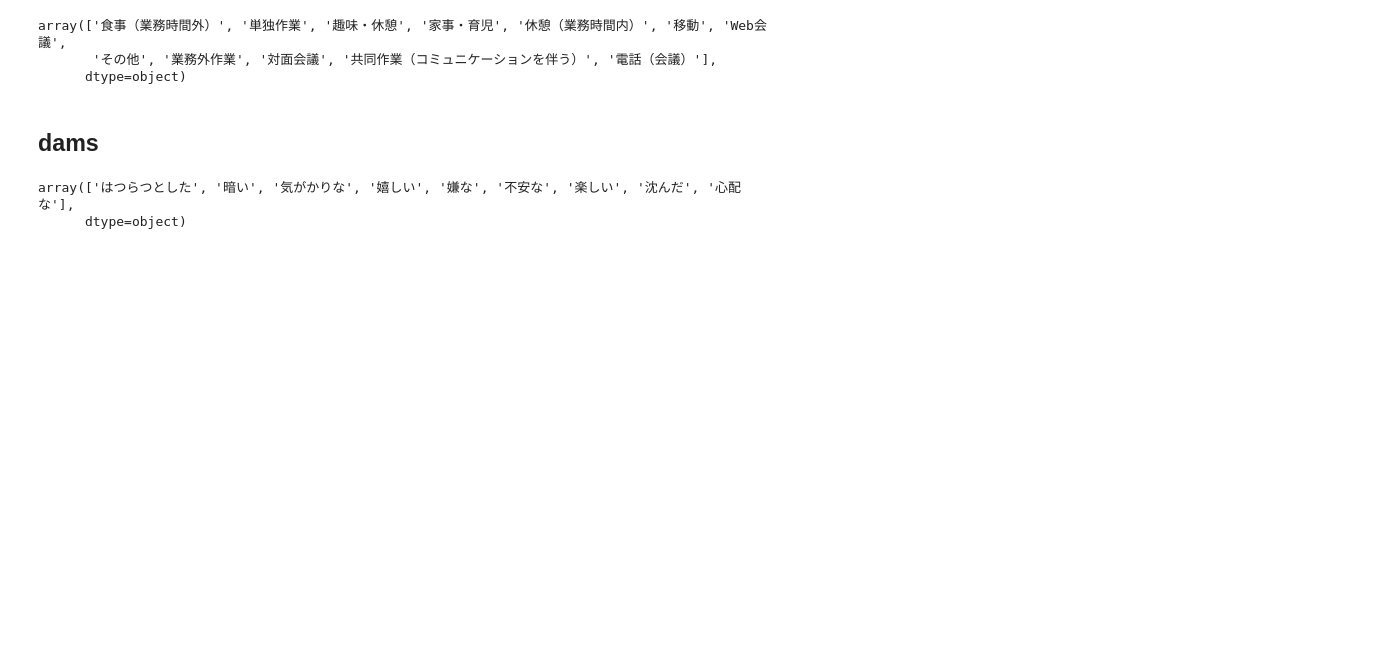
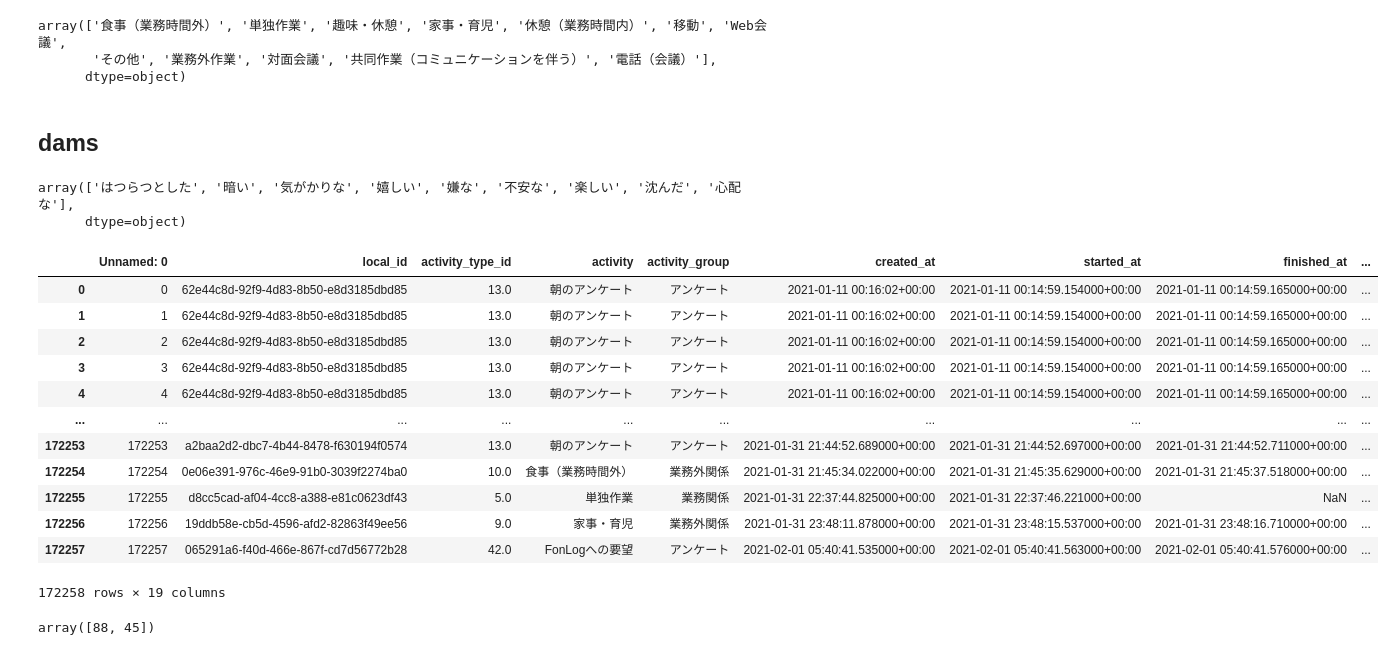
Before and after one commit to yusukennn/research_mental_prediction, a Jupyter notebook: preprocess_activity.ipynb, the cells around one changed output. Drawn from its saved outputs; the diff is of its cells as text; code cells hidden in the pictures; blank space fills up the shorter version.

```diff
--- a/preprocess_activity.ipynb
+++ b/preprocess_activity.ipynb
@@ -103,3 +103,26 @@ ques_morning_dams['Date'] = pd.to_datetime(ques_morning_dams['datetime']).dt.dat
 ques_morning_dams_sum = ques_morning_dams.groupby(['Date','user_id'],as_index=False).sum()
 # %%
 # ques_morning_dams_sum.to_csv('./datas/questionaire_data/ques_morning_dams.csv')
+# %%
+canact_all = pd.read_csv('./datas/canact_all.csv')
+canact_all
+# %% [output]
+|  | Unnamed: 0 | local_id | activity_type_id | activity | activity_group | created_at | started_at | finished_at | ... |
+| 0 | 0 | 62e44c8d-92f9-4d83-8b50-e8d3185dbd85 | 13.0 | 朝のアンケート | アンケート | 2021-01-11 00:16:02+00:00 | 2021-01-11 00:14:59.154000+00:00 | 2021-01-11 00:14:59.165000+00:00 | ... |
+| 1 | 1 | 62e44c8d-92f9-4d83-8b50-e8d3185dbd85 | 13.0 | 朝のアンケート | アンケート | 2021-01-11 00:16:02+00:00 | 2021-01-11 00:14:59.154000+00:00 | 2021-01-11 00:14:59.165000+00:00 | ... |
+| 2 | 2 | 62e44c8d-92f9-4d83-8b50-e8d3185dbd85 | 13.0 | 朝のアンケート | アンケート | 2021-01-11 00:16:02+00:00 | 2021-01-11 00:14:59.154000+00:00 | 2021-01-11 00:14:59.165000+00:00 | ... |
+| 3 | 3 | 62e44c8d-92f9-4d83-8b50-e8d3185dbd85 | 13.0 | 朝のアンケート | アンケート | 2021-01-11 00:16:02+00:00 | 2021-01-11 00:14:59.154000+00:00 | 2021-01-11 00:14:59.165000+00:00 | ... |
+| 4 | 4 | 62e44c8d-92f9-4d83-8b50-e8d3185dbd85 | 13.0 | 朝のアンケート | アンケート | 2021-01-11 00:16:02+00:00 | 2021-01-11 00:14:59.154000+00:00 | 2021-01-11 00:14:59.165000+00:00 | ... |
+| ... | ... | ... | ... | ... | ... | ... | ... | ... | ... |
+| 172253 | 172253 | a2baa2d2-dbc7-4b44-8478-f630194f0574 | 13.0 | 朝のアンケート | アンケート | 2021-01-31 21:44:52.689000+00:00 | 2021-01-31 21:44:52.697000+00:00 | 2021-01-31 21:44:52.711000+00:00 | ... |
+| 172254 | 172254 | 0e06e391-976c-46e9-91b0-3039f2274ba0 | 10.0 | 食事（業務時間外） | 業務外関係 | 2021-01-31 21:45:34.022000+00:00 | 2021-01-31 21:45:35.629000+00:00 | 2021-01-31 21:45:37.518000+00:00 | ... |
+| 172255 | 172255 | d8cc5cad-af04-4cc8-a388-e81c0623df43 | 5.0 | 単独作業 | 業務関係 | 2021-01-31 22:37:44.825000+00:00 | 2021-01-31 22:37:46.221000+00:00 | NaN | ... |
+| 172256 | 172256 | 19ddb58e-cb5d-4596-afd2-82863f49ee56 | 9.0 | 家事・育児 | 業務外関係 | 2021-01-31 23:48:11.878000+00:00 | 2021-01-31 23:48:15.537000+00:00 | 2021-01-31 23:48:16.710000+00:00 | ... |
+| 172257 | 172257 | 065291a6-f40d-466e-867f-cd7d56772b28 | 42.0 | FonLogへの要望 | アンケート | 2021-02-01 05:40:41.535000+00:00 | 2021-02-01 05:40:41.563000+00:00 | 2021-02-01 05:40:41.576000+00:00 | ... |
+172258 rows × 19 columns
+# %%
+canact_all.loc[canact_all['local_id']=='2a697086-813a-431c-9e49-e12f7cab3781']
+a =canact_all.loc[(canact_all['activity']=='食事（業務時間外）')&(canact_all['record_type_id']==50)]
+a['user_id'].unique()
+# %% [output]
+array([88, 45])
```
Also changed, not shown: 1 other file.
